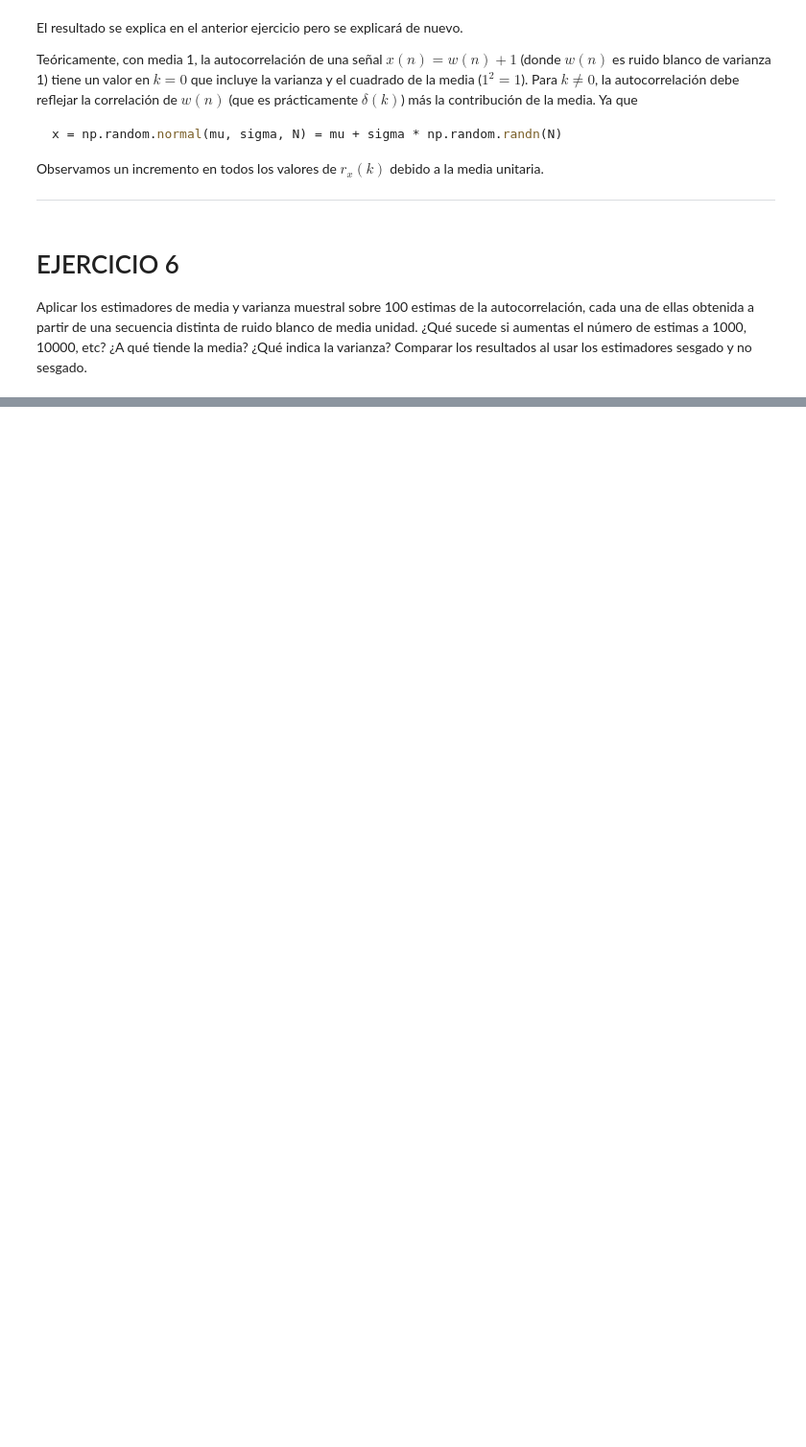
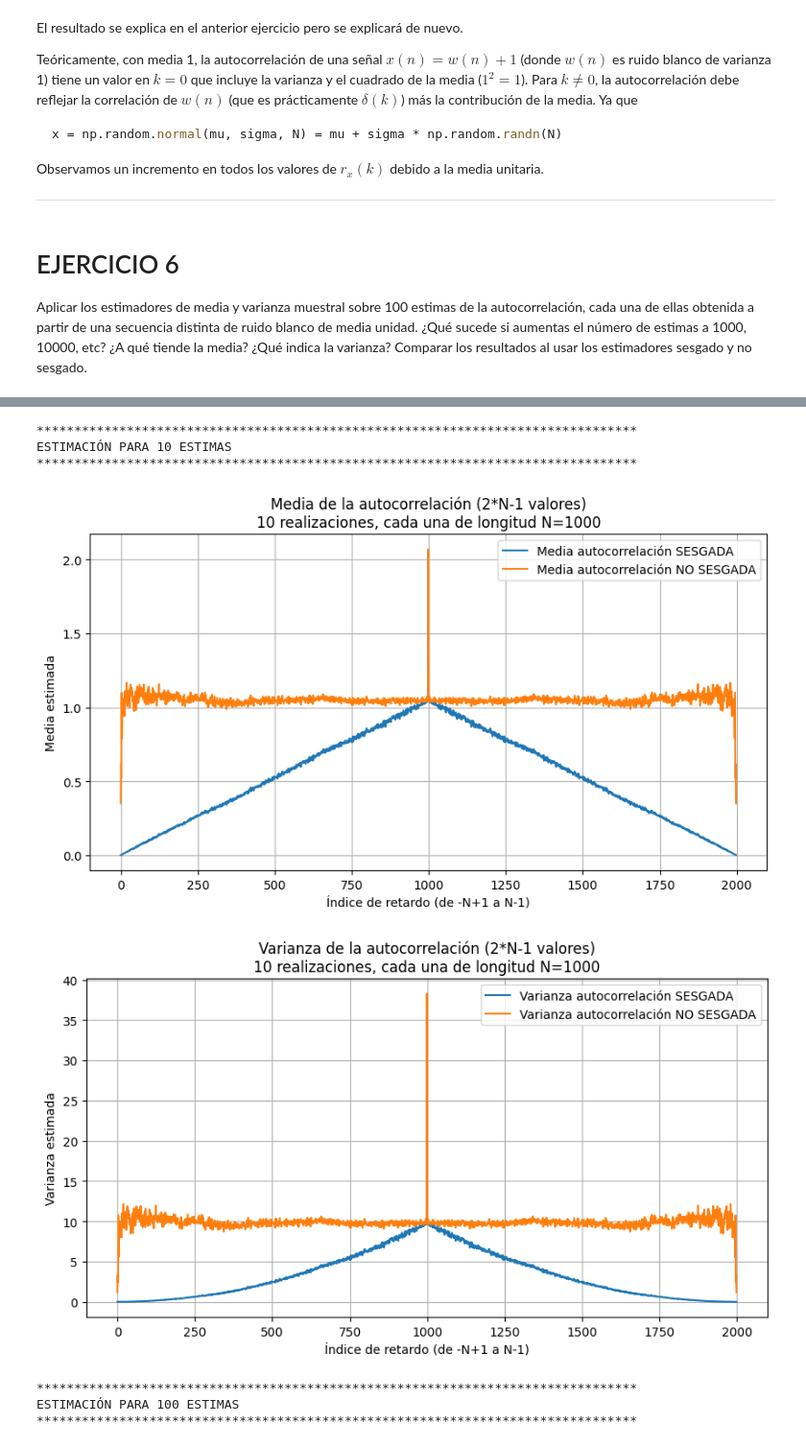
Before and after one commit to DANIABLO-cyber/TDS, a Jupyter notebook: PRÁCTICA_1_TDS.ipynb, the cells around one changed output, grey strips where cells are left out. Shown at 96% size. Drawn from its saved outputs; the diff is of its cells as text; code cells hidden in the pictures; blank space fills up the shorter version.

```diff
--- a/PRÁCTICA_1_TDS.ipynb
+++ b/PRÁCTICA_1_TDS.ipynb
@@ -298,0 +248,79 @@ ___
+# %%
+# Lista de tamaños de muestra que queremos probar
+N_estimas = [10, 100, 1000, 10000]
+N = 1000  # Número de estimaciones para cada valor de N
+
+for estimas in N_estimas:
+
+
+    #? Definir las estimas: matriz con N columnas y tantas filas como estimaciones
+    X = np.zeros((N, estimas))
+
+    for j in range(estimas):
+        x = np.random.randn(N) + 1 # Genera muestra de ruido con media 1
+        X[:, j] = x # Cada columna de X representa una estima, es decir, una señal de ruido blanco de media 1
+
+
+    #? Calcula la autocorrelación para cada realización
+    X_sesg = np.zeros((2*N - 1, estimas))
+    X_nosesg = np.zeros((2*N - 1, estimas))
+
+    for j in range(estimas):
+        r_sesg = np.correlate(X[:, j], X[:, j], mode='full') / N    # Estimador sesgado
+        r_nosesg, _ = autocorr_unbiased(X[:, j])              # Estimador no sesgado
+
+        X_sesg[:, j] = r_sesg
+        X_nosesg[:, j] = r_nosesg
+
+
+    #? Calcula la media y varianza de las estimaciones
+    suma_r_sesg = np.zeros(2*N - 1)
+    suma_r_nosesg = np.zeros(2*N - 1)
+
+    diferencia_r_sesg = np.zeros(2*N - 1)
+    diferencia_r_nosesg = np.zeros(2*N - 1)
+
+    for j in range(estimas):
+        suma_r_sesg += X_sesg[:, j] / estimas
+        suma_r_nosesg += X_nosesg[:, j] / estimas
+
+        diferencia_r_sesg += X_sesg[:, j] - suma_r_sesg / estimas
+        diferencia_r_nosesg += X_nosesg[:, j] - suma_r_nosesg / estimas
+
+    media_estimada_sesg = suma_r_sesg
+    media_estimada_nosesg = suma_r_nosesg
+
+    varianza_estimada_sesg = diferencia_r_sesg**2 / estimas
+    varianza_estimada_nosesg = diferencia_r_nosesg**2 / estimas
+
+    #? Imprimir los resultados usando un gráfico
+    print("*" * 80 + f"\nESTIMACIÓN PARA {estimas} ESTIMAS\n" + "*" * 80)
+
+    plt.figure(figsize=(10, 5))
+    plt.plot(media_estimada_sesg, label='Media autocorrelación SESGADA')
+    plt.plot(media_estimada_nosesg, label='Media autocorrelación NO SESGADA')
+    plt.title(f"Media de la autocorrelación (2*N-1 valores)\n{estimas} realizaciones, cada una de longitud N={N}")
+    plt.xlabel("Índice de retardo (de -N+1 a N-1)")
+    plt.ylabel("Media estimada")
+    plt.legend()
+    plt.grid(True)
+    plt.show()
+
+    plt.figure(figsize=(10, 5))
+    plt.plot(varianza_estimada_sesg, label='Varianza autocorrelación SESGADA')
+    plt.plot(varianza_estimada_nosesg, label='Varianza autocorrelación NO SESGADA')
+    plt.title(f"Varianza de la autocorrelación (2*N-1 valores)\n{estimas} realizaciones, cada una de longitud N={N}")
+    plt.xlabel("Índice de retardo (de -N+1 a N-1)")
+    plt.ylabel("Varianza estimada")
+    plt.legend()
+    plt.grid(True)
+    plt.show()
+# %% [output]
+********************************************************************************
+ESTIMACIÓN PARA 10 ESTIMAS
+********************************************************************************
+[figure, added]
+[figure, added]
+********************************************************************************
+ESTIMACIÓN PARA 100 ESTIMAS
+********************************************************************************
```
Also changed, not shown: parts of 9 cells of this notebook, 14 other files.
